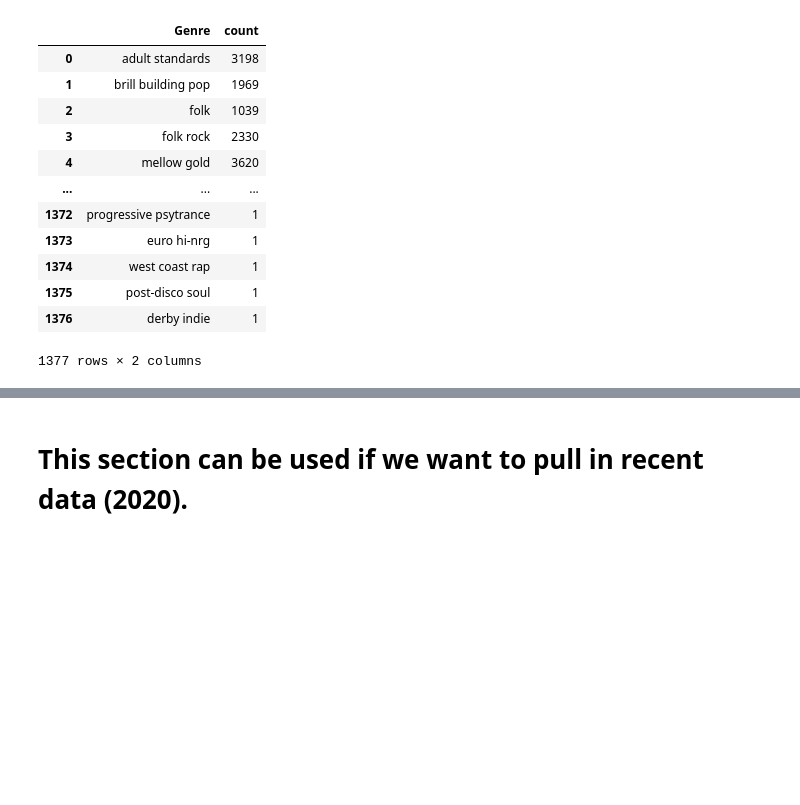
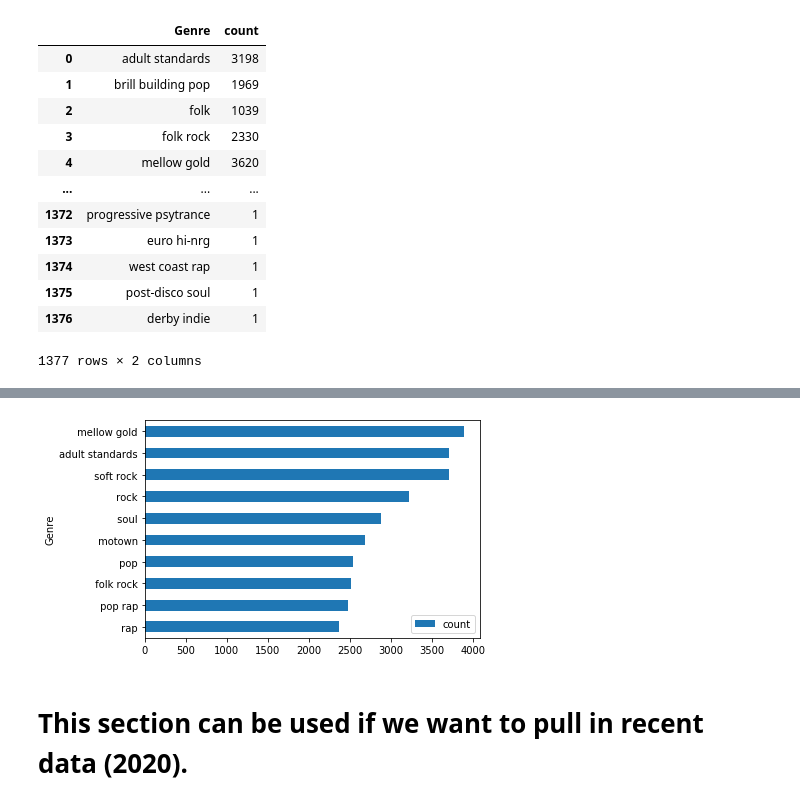
Before and after one commit to rlylecastro/project1, a Jupyter notebook: music.ipynb, the cells around one changed output, grey strips where cells are left out. Cells and saved outputs as stored; diff of their text form; code cells hidden in the pictures; blank space fills up the shorter version.

Commit message:
add genre code

```diff
--- a/music.ipynb
+++ b/music.ipynb
@@ -530,3 +530,8 @@ dict_df
 # %%
 # save the file to be shared
 dict_df.to_csv('data/genrefile.csv')
+# %%
+import pandas as pd
+data = pd.read_csv('data/Hot100AudioFeatures.csv')
+# %%
+data['spotify_genre'] = data['spotify_genre'].fillna('')
@@ -532,0 +558,20 @@ dict_df.to_csv('data/genrefile.csv')
+# %%
+genre_dict ={}
+for x in range(len(data)):
+    listfield = data.loc[x,'spotify_genre']
+    result_str = ""
+    for i in range(0, len(listfield)):
+        if (listfield[i] != '[') and (listfield[i] != ']') and (listfield[i] != "'"):
+            result_str = result_str + listfield[i]
+    if len(listfield) != 0:
+        listfield = result_str.split(",")
+        for g in listfield:
+            if g in genre_dict:
+                genre_dict[g] = genre_dict[g] + 1
+            else:
+                genre_dict[g] = 1
+#print(genre_dict)
+dict_df = pd.DataFrame(list(genre_dict.items()),columns=['Genre','count'])
+# %%
+dict_df.loc[dict_df['Genre']=='','count'] = 0
+dict_df.sort_values('count', ascending=False).head(10)
@@ -533,3 +590,9 @@ dict_df.to_csv('data/genrefile.csv')
+# %%
+import matplotlib.pyplot as plt
+dict_df.sort_values('count', ascending=False).head(10).plot.barh(x='Genre', y ='count')
+plt.gca().invert_yaxis()
+# %% [output]
+[figure, added]
 # %% [markdown]
 # This section can be used if we want to pull in recent data (2020).
 # %%
```
Also changed, not shown: parts of 2 cells of this notebook, 1 other file.
